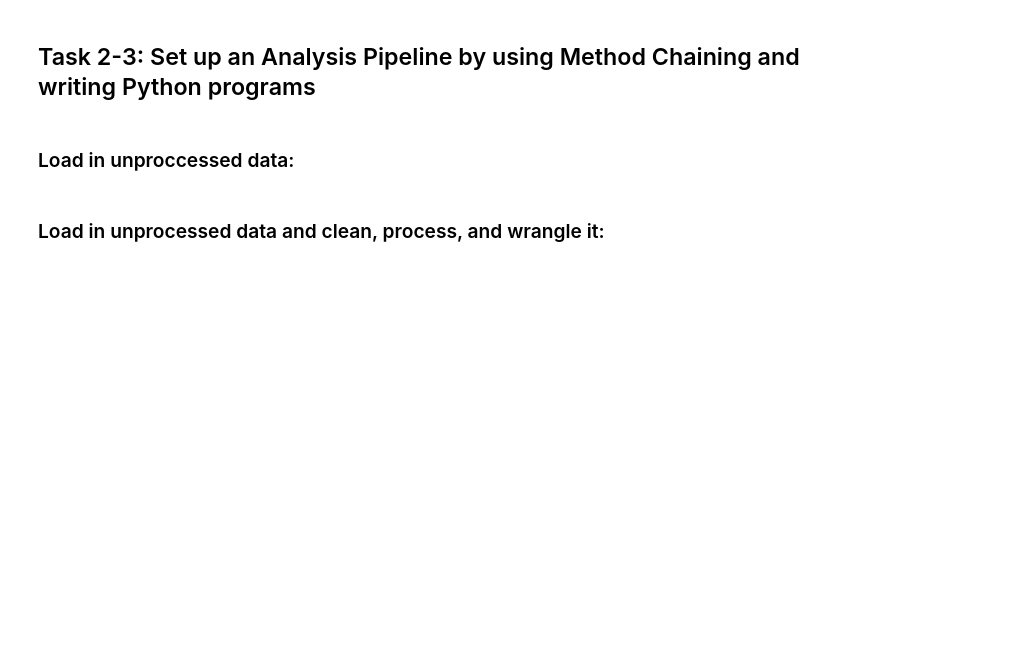
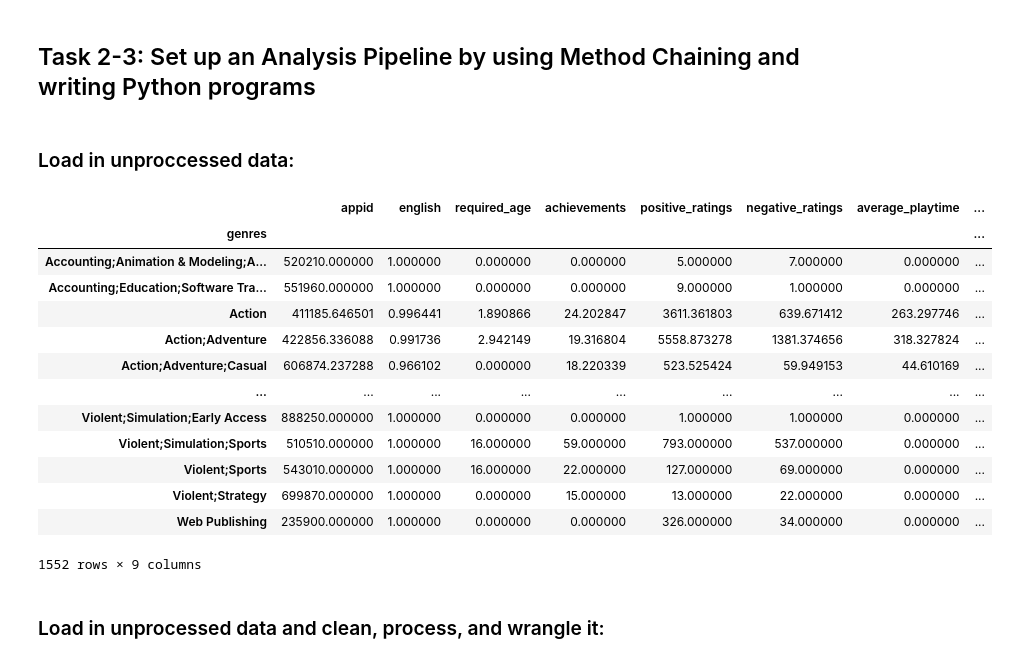
Before and after one commit to data301-2021-winter1/group26-project, a Jupyter notebook: notebooks/analysis3.ipynb, the cells around one changed output. Saved outputs shown, nothing was run; the diff lists cells and outputs as text; code cells hidden in the pictures; blank space fills up the shorter version.

```diff
--- a/notebooks/analysis3.ipynb
+++ b/notebooks/analysis3.ipynb
@@ -80,5 +77,23 @@ df.describe(include='object')
 ## Task 2-3: Set up an Analysis Pipeline by using Method Chaining and writing Python programs
 # %% [markdown]
 ### Load in unproccessed data:
+# %%
+df = pd.read_csv('../data/raw/steam.csv')
+df.groupby("genres").mean()
+# %% [output]
+|  | appid | english | required_age | achievements | positive_ratings | negative_ratings | average_playtime | ... |
+| genres |  |  |  |  |  |  |  | ... |
+| Accounting;Animation & Modeling;A... | 520210.000000 | 1.000000 | 0.000000 | 0.000000 | 5.000000 | 7.000000 | 0.000000 | ... |
+| Accounting;Education;Software Tra... | 551960.000000 | 1.000000 | 0.000000 | 0.000000 | 9.000000 | 1.000000 | 0.000000 | ... |
+| Action | 411185.646501 | 0.996441 | 1.890866 | 24.202847 | 3611.361803 | 639.671412 | 263.297746 | ... |
+| Action;Adventure | 422856.336088 | 0.991736 | 2.942149 | 19.316804 | 5558.873278 | 1381.374656 | 318.327824 | ... |
+| Action;Adventure;Casual | 606874.237288 | 0.966102 | 0.000000 | 18.220339 | 523.525424 | 59.949153 | 44.610169 | ... |
+| ... | ... | ... | ... | ... | ... | ... | ... | ... |
+| Violent;Simulation;Early Access | 888250.000000 | 1.000000 | 0.000000 | 0.000000 | 1.000000 | 1.000000 | 0.000000 | ... |
+| Violent;Simulation;Sports | 510510.000000 | 1.000000 | 16.000000 | 59.000000 | 793.000000 | 537.000000 | 0.000000 | ... |
+| Violent;Sports | 543010.000000 | 1.000000 | 16.000000 | 22.000000 | 127.000000 | 69.000000 | 0.000000 | ... |
+| Violent;Strategy | 699870.000000 | 1.000000 | 0.000000 | 15.000000 | 13.000000 | 22.000000 | 0.000000 | ... |
+| Web Publishing | 235900.000000 | 1.000000 | 0.000000 | 0.000000 | 326.000000 | 34.000000 | 0.000000 | ... |
+1552 rows × 9 columns
 # %% [markdown]
 ### Load in unprocessed data and clean, process, and wrangle it:
```
Also changed, not shown: parts of 10 cells of this notebook, 1 other file.
